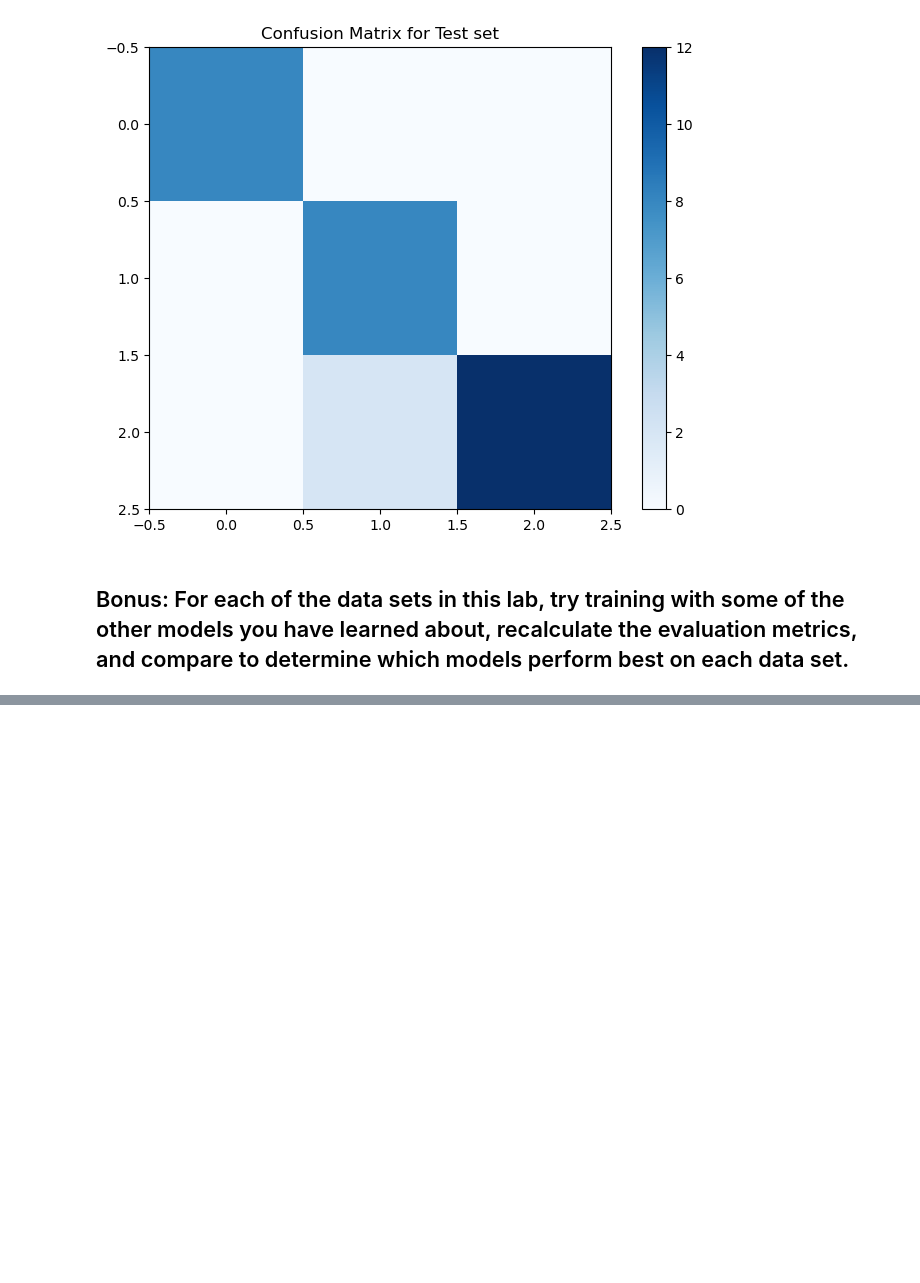
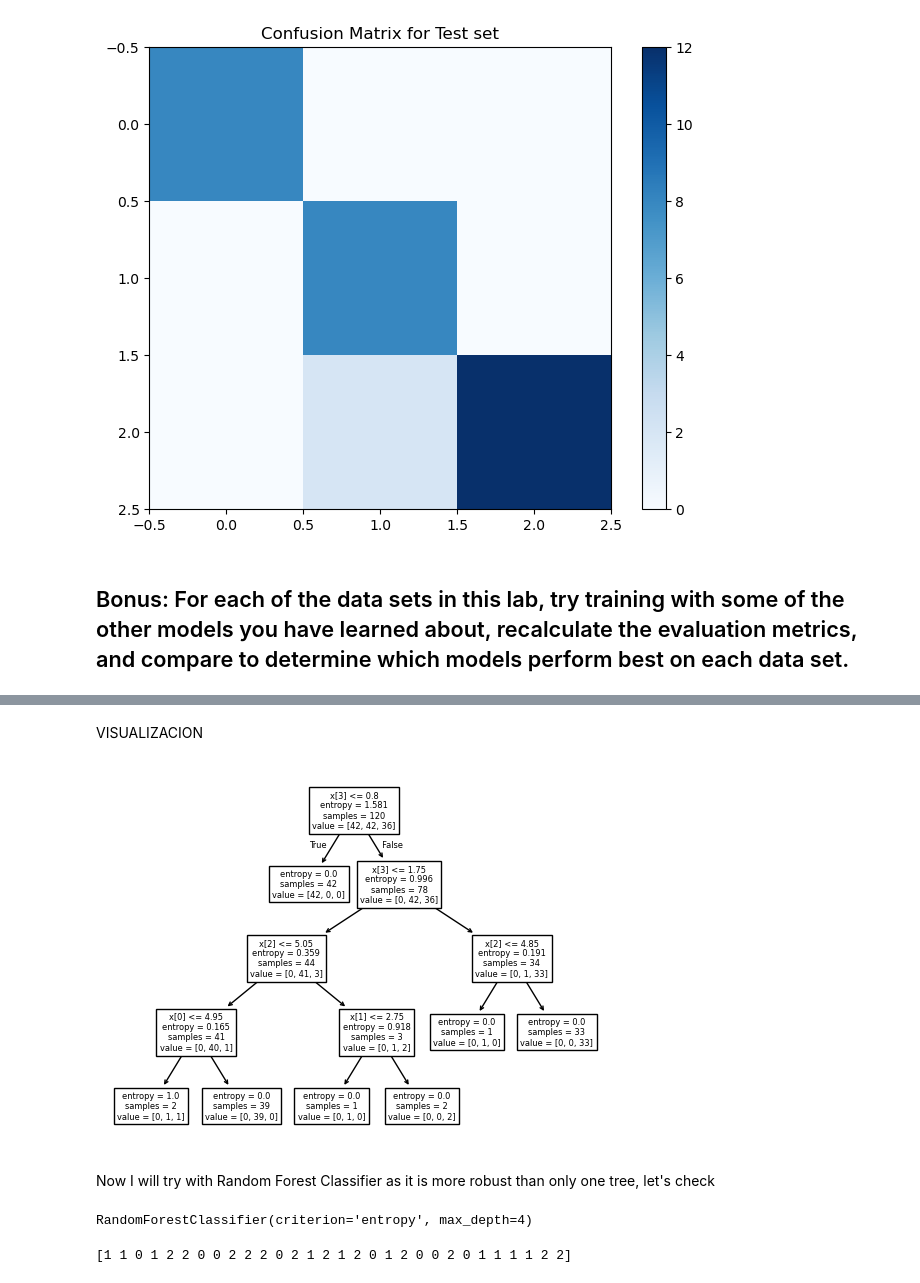
Before and after one commit to mobenet/lab-supervised-learning-model-evaluation-en, a Jupyter notebook: your-code/main.ipynb, the cells around one changed output, grey strips where cells are left out. Cells and saved outputs as stored; diff of their text form; code cells hidden in the pictures; blank space fills up the shorter version.

```diff
--- a/your-code/main.ipynb
+++ b/your-code/main.ipynb
@@ -375,0 +374,8 @@ plt.colorbar()
+# %%
+# Have fun here !
+
+# I want to try Decision Tree Classifier
+from sklearn.tree import DecisionTreeClassifier
+flowerTree = DecisionTreeClassifier(criterion="entropy", max_depth=4)
+
+flowerTree.fit(X_train, y_train)
@@ -375,0 +415,24 @@ plt.colorbar()
+# %% [markdown]
+VISUALIZACION
+# %%
+import sklearn.tree as tree
+tree.plot_tree(flowerTree)
+plt.show()
+# %% [output]
+[figure, added]
+# %% [markdown]
+Now I will try with Random Forest Classifier as it is more robust than only one tree, let's check
+# %%
+
+from sklearn.ensemble import RandomForestClassifier
+flowerRandomTree = RandomForestClassifier(criterion="entropy", max_depth=4)
+
+flowerRandomTree.fit(X_train, y_train)
+# %% [output]
+RandomForestClassifier(criterion='entropy', max_depth=4)
+# %%
+predTrainRandomTree = flowerRandomTree.predict(X_train)
+predRandomTree = lr.predict(X_test)
+print(predRandomTree)
+# %% [output]
+[1 1 0 1 2 2 0 0 2 2 2 0 2 1 2 1 2 0 1 2 0 0 2 0 1 1 1 1 2 2]
```
Also changed, not shown: parts of 6 cells of this notebook.
